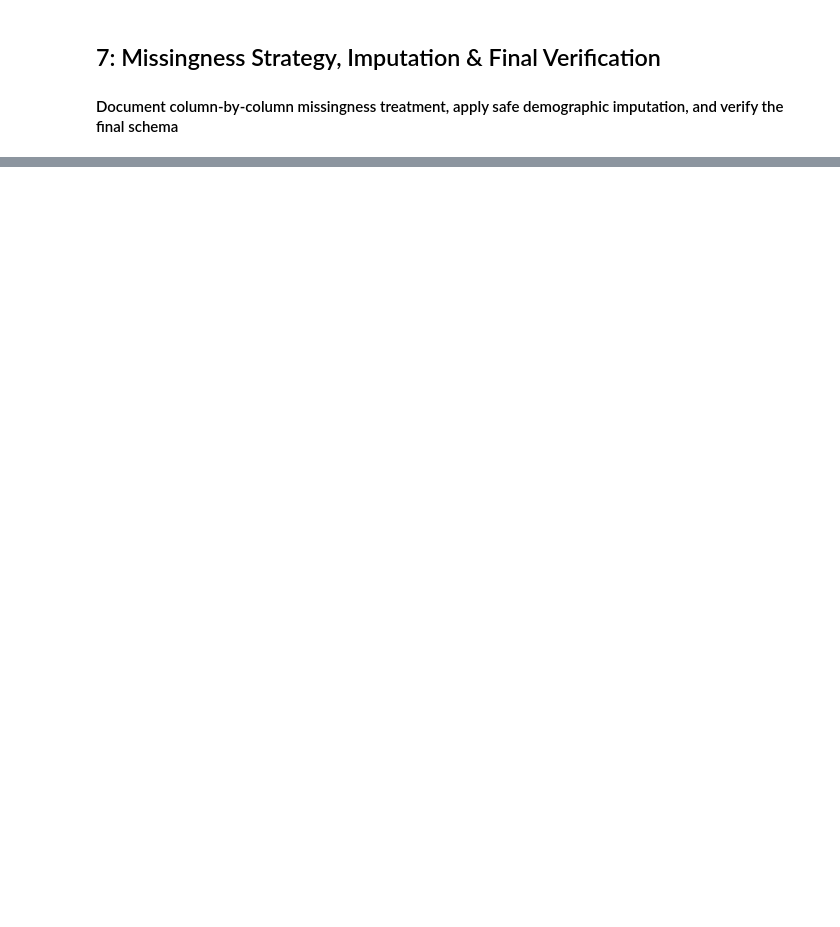
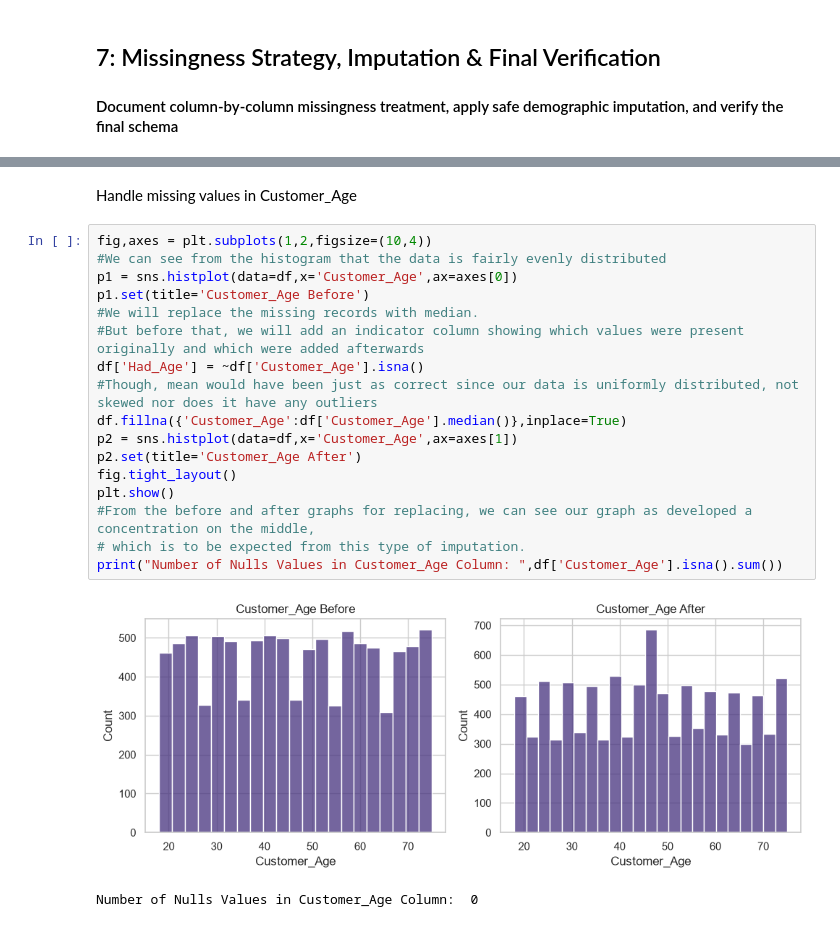
Before and after one commit to dibyajyotisamal/ecommerce-revenue-integrity-pipeline, a Jupyter notebook: notebooks/01_data_quality_check.ipynb, the cells around one changed output, grey strips where cells are left out. Cells and saved outputs as stored; diff of their text form; blank space fills up the shorter version.

```diff
--- a/notebooks/01_data_quality_check.ipynb
+++ b/notebooks/01_data_quality_check.ipynb
@@ -527,0 +557,22 @@ Name: count, Length: 9266, dtype: int64
+# %% [markdown]
+Handle missing values in Customer_Age
+# %%
+fig,axes = plt.subplots(1,2,figsize=(10,4))
+#We can see from the histogram that the data is fairly evenly distributed
+p1 = sns.histplot(data=df,x='Customer_Age',ax=axes[0])
+p1.set(title='Customer_Age Before')
+#We will replace the missing records with median.
+#But before that, we will add an indicator column showing which values were present originally and which were added afterwards
+df['Had_Age'] = ~df['Customer_Age'].isna()
+#Though, mean would have been just as correct since our data is uniformly distributed, not skewed nor does it have any outliers
+df.fillna({'Customer_Age':df['Customer_Age'].median()},inplace=True)
+p2 = sns.histplot(data=df,x='Customer_Age',ax=axes[1])
+p2.set(title='Customer_Age After')
+fig.tight_layout()
+plt.show()
+#From the before and after graphs for replacing, we can see our graph as developed a concentration on the middle,
+# which is to be expected from this type of imputation.
+print("Number of Nulls Values in Customer_Age Column: ",df['Customer_Age'].isna().sum())
+# %% [output]
+[figure, added]
+Number of Nulls Values in Customer_Age Column:  0
```
Also changed, not shown: parts of 12 cells of this notebook, 4 other files.
